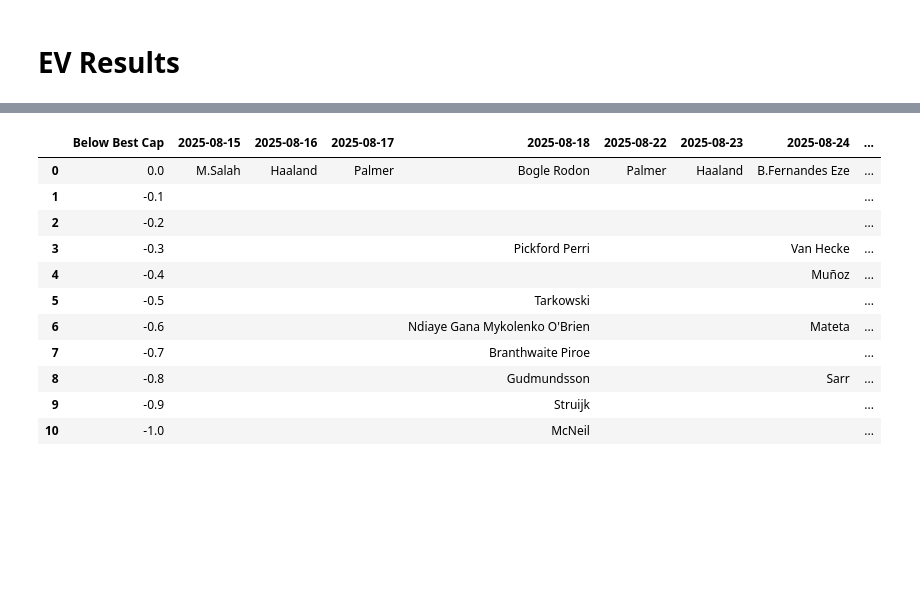
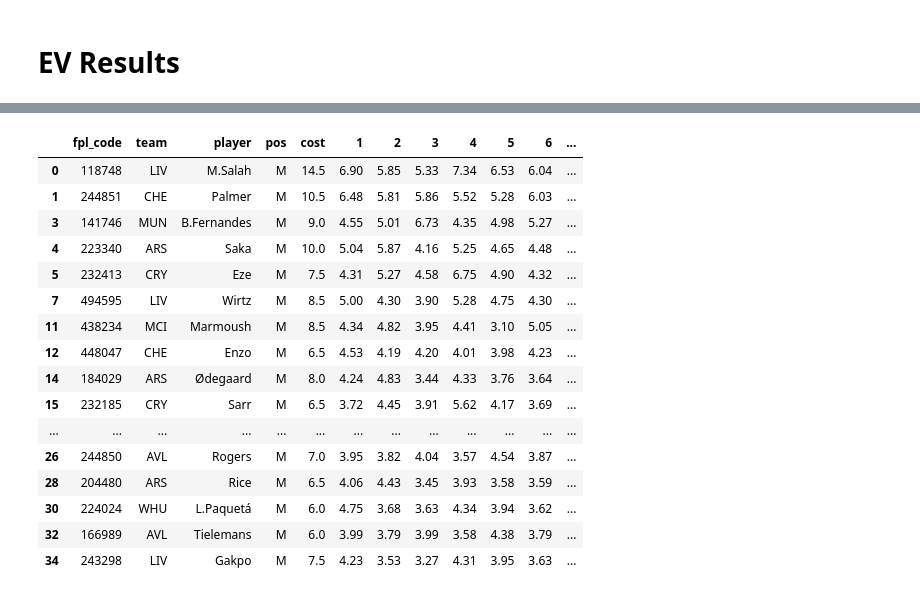
Before and after one commit to SamTroy/multi_ff_opt, a Jupyter notebook: run/run.ipynb, the cells around one changed output, grey strips where cells are left out. Saved outputs shown, nothing was run; the diff lists cells and outputs as text; code cells hidden in the pictures; blank space fills up the shorter version.

```diff
--- a/run/run.ipynb
+++ b/run/run.ipynb
@@ -1436,16 +1444,21 @@ df.head(20)
-# %%
-make_cap_matrix(format='cff', max_ev_diff=1)
-# %% [output]
-|  | Below Best Cap | 2025-08-15 | 2025-08-16 | 2025-08-17 | 2025-08-18 | 2025-08-22 | 2025-08-23 | 2025-08-24 | ... |
-| 0 | 0.0 | M.Salah | Haaland | Palmer | Bogle Rodon | Palmer | Haaland | B.Fernandes Eze | ... |
-| 1 | -0.1 |  |  |  |  |  |  |  | ... |
-| 2 | -0.2 |  |  |  |  |  |  |  | ... |
-| 3 | -0.3 |  |  |  | Pickford Perri |  |  | Van Hecke | ... |
-| 4 | -0.4 |  |  |  |  |  |  | Muñoz | ... |
-| 5 | -0.5 |  |  |  | Tarkowski |  |  |  | ... |
-| 6 | -0.6 |  |  |  | Ndiaye Gana Mykolenko O'Brien |  |  | Mateta | ... |
-| 7 | -0.7 |  |  |  | Branthwaite Piroe |  |  |  | ... |
-| 8 | -0.8 |  |  |  | Gudmundsson |  |  | Sarr | ... |
-| 9 | -0.9 |  |  |  | Struijk |  |  |  | ... |
-| 10 | -1.0 |  |  |  | McNeil |  |  |  | ... |
+# %%
+preview_ev_df(format='fpl', pos_group=['M'], team_group=None, n_rows=20)
+# %% [output]
+|  | fpl_code | team | player | pos | cost | 1 | 2 | 3 | 4 | 5 | 6 | ... |
+| 0 | 118748 | LIV | M.Salah | M | 14.5 | 6.90 | 5.85 | 5.33 | 7.34 | 6.53 | 6.04 | ... |
+| 1 | 244851 | CHE | Palmer | M | 10.5 | 6.48 | 5.81 | 5.86 | 5.52 | 5.28 | 6.03 | ... |
+| 3 | 141746 | MUN | B.Fernandes | M | 9.0 | 4.55 | 5.01 | 6.73 | 4.35 | 4.98 | 5.27 | ... |
+| 4 | 223340 | ARS | Saka | M | 10.0 | 5.04 | 5.87 | 4.16 | 5.25 | 4.65 | 4.48 | ... |
+| 5 | 232413 | CRY | Eze | M | 7.5 | 4.31 | 5.27 | 4.58 | 6.75 | 4.90 | 4.32 | ... |
+| 7 | 494595 | LIV | Wirtz | M | 8.5 | 5.00 | 4.30 | 3.90 | 5.28 | 4.75 | 4.30 | ... |
+| 11 | 438234 | MCI | Marmoush | M | 8.5 | 4.34 | 4.82 | 3.95 | 4.41 | 3.10 | 5.05 | ... |
+| 12 | 448047 | CHE | Enzo | M | 6.5 | 4.53 | 4.19 | 4.20 | 4.01 | 3.98 | 4.23 | ... |
+| 14 | 184029 | ARS | Ødegaard | M | 8.0 | 4.24 | 4.83 | 3.44 | 4.33 | 3.76 | 3.64 | ... |
+| 15 | 232185 | CRY | Sarr | M | 6.5 | 3.72 | 4.45 | 3.91 | 5.62 | 4.17 | 3.69 | ... |
+| ... | ... | ... | ... | ... | ... | ... | ... | ... | ... | ... | ... | ... |
+| 26 | 244850 | AVL | Rogers | M | 7.0 | 3.95 | 3.82 | 4.04 | 3.57 | 4.54 | 3.87 | ... |
+| 28 | 204480 | ARS | Rice | M | 6.5 | 4.06 | 4.43 | 3.45 | 3.93 | 3.58 | 3.59 | ... |
+| 30 | 224024 | WHU | L.Paquetá | M | 6.0 | 4.75 | 3.68 | 3.63 | 4.34 | 3.94 | 3.62 | ... |
+| 32 | 166989 | AVL | Tielemans | M | 6.0 | 3.99 | 3.79 | 3.99 | 3.58 | 4.38 | 3.79 | ... |
+| 34 | 243298 | LIV | Gakpo | M | 7.5 | 4.23 | 3.53 | 3.27 | 4.31 | 3.95 | 3.63 | ... |
 # %%
```
Also changed, not shown: parts of 17 cells of this notebook, 9 other files.
